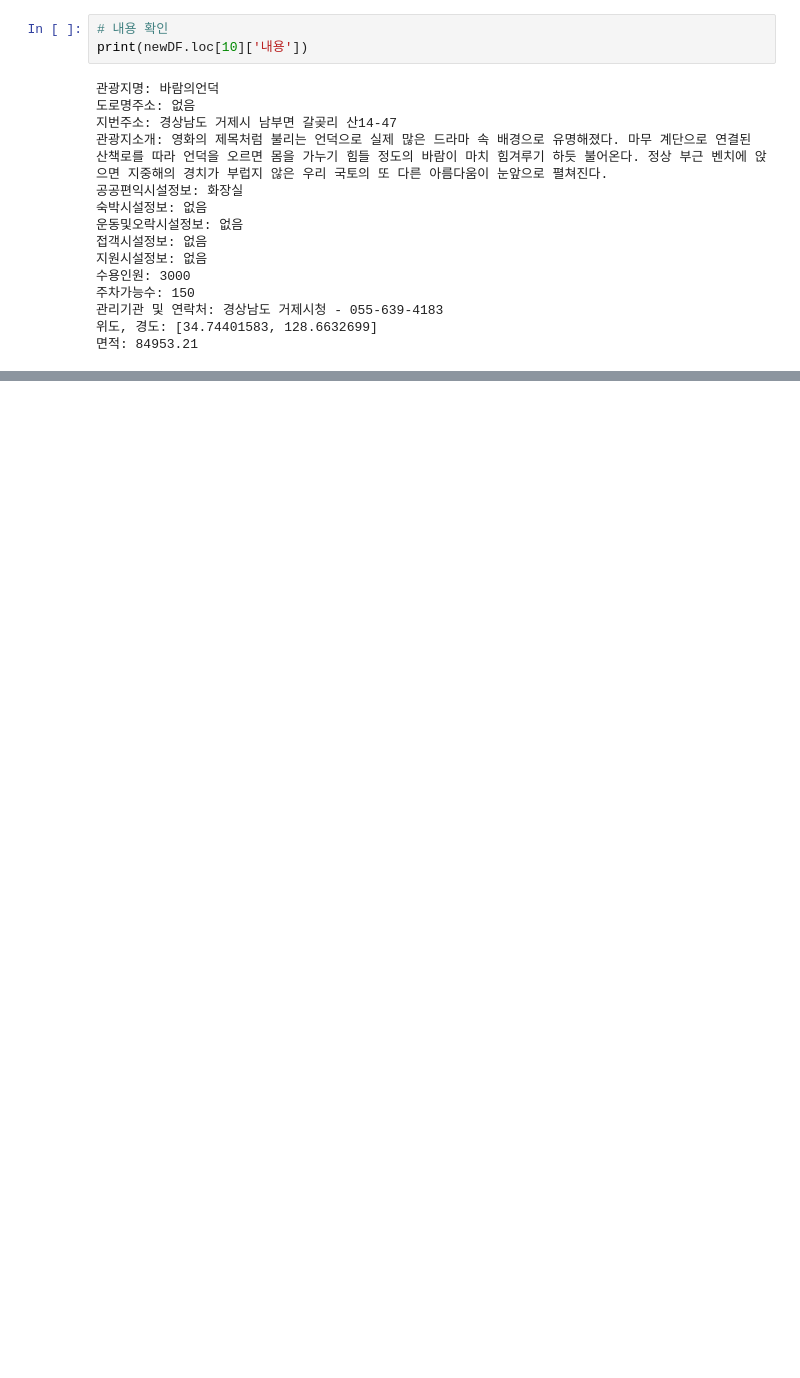
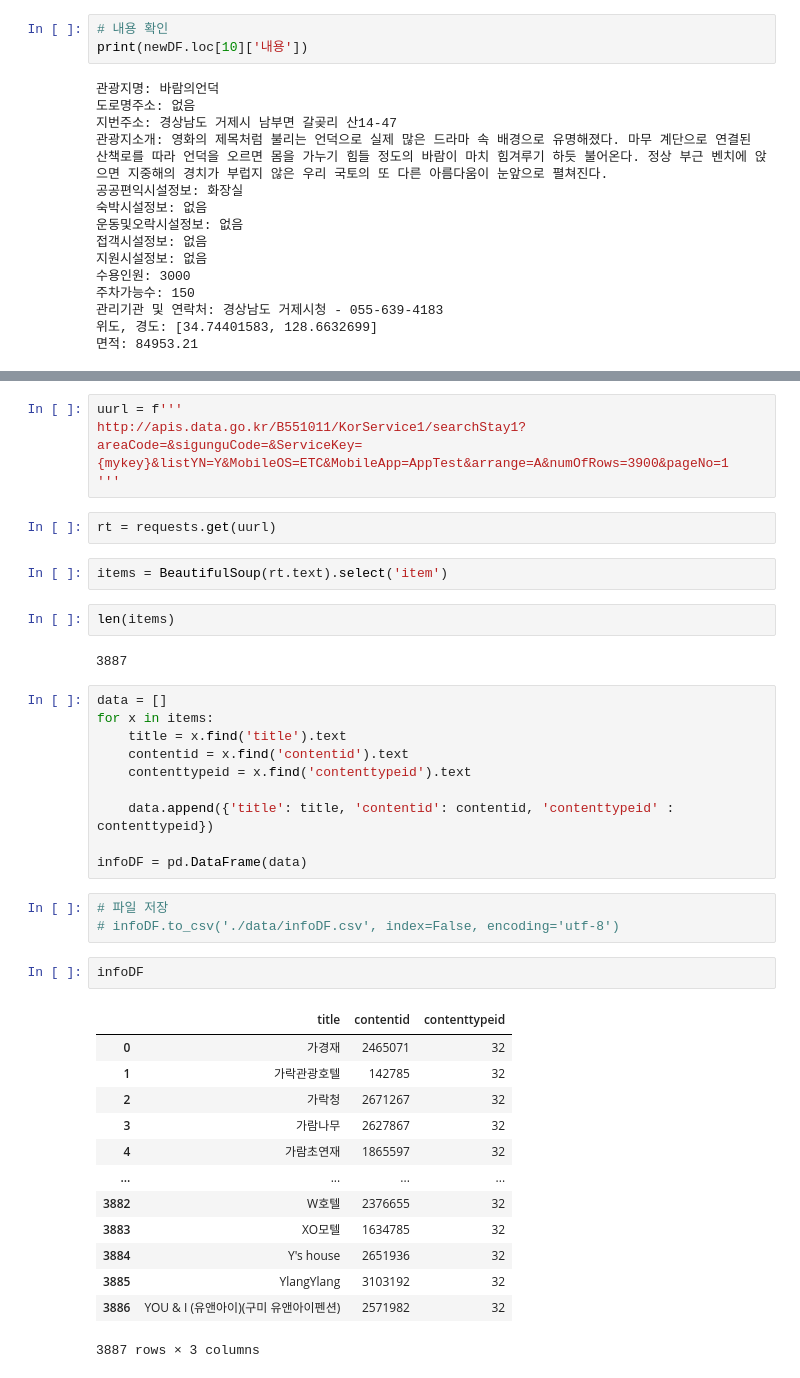
Before and after one commit to SKNETWORKS-FAMILY-AICAMP/SKN07-3rd-1Team, a Jupyter notebook: 3차_관광_전처리.ipynb, the cells around one changed output, grey strips where cells are left out. Saved outputs shown, nothing was run; the diff lists cells and outputs as text; blank space fills up the shorter version.

```diff
--- a/3차_관광_전처리.ipynb
+++ b/3차_관광_전처리.ipynb
@@ -221,0 +231,41 @@ print(newDF.loc[10]['내용'])
+# %%
+uurl = f'''
+http://apis.data.go.kr/B551011/KorService1/searchStay1?areaCode=&sigunguCode=&ServiceKey={mykey}&listYN=Y&MobileOS=ETC&MobileApp=AppTest&arrange=A&numOfRows=3900&pageNo=1
+'''
+# %%
+rt = requests.get(uurl)
+# %%
+items = BeautifulSoup(rt.text).select('item')
+# %%
+len(items)
+# %% [output]
+3887
+# %%
+data = []
+for x in items:
+    title = x.find('title').text
+    contentid = x.find('contentid').text
+    contenttypeid = x.find('contenttypeid').text
+
+    data.append({'title': title, 'contentid': contentid, 'contenttypeid' : contenttypeid})
+
+infoDF = pd.DataFrame(data)
+# %%
+# 파일 저장
+# infoDF.to_csv('./data/infoDF.csv', index=False, encoding='utf-8')
+# %%
+infoDF
+# %% [output]
+|  | title | contentid | contenttypeid |
+| 0 | 가경재 | 2465071 | 32 |
+| 1 | 가락관광호텔 | 142785 | 32 |
+| 2 | 가락청 | 2671267 | 32 |
+| 3 | 가람나무 | 2627867 | 32 |
+| 4 | 가람초연재 | 1865597 | 32 |
+| ... | ... | ... | ... |
+| 3882 | W호텔 | 2376655 | 32 |
+| 3883 | XO모텔 | 1634785 | 32 |
+| 3884 | Y's house | 2651936 | 32 |
+| 3885 | YlangYlang | 3103192 | 32 |
+| 3886 | YOU & I (유앤아이)(구미 유앤아이펜션) | 2571982 | 32 |
+3887 rows × 3 columns
```
Also changed, not shown: parts of 43 cells of this notebook, 2 other files.
